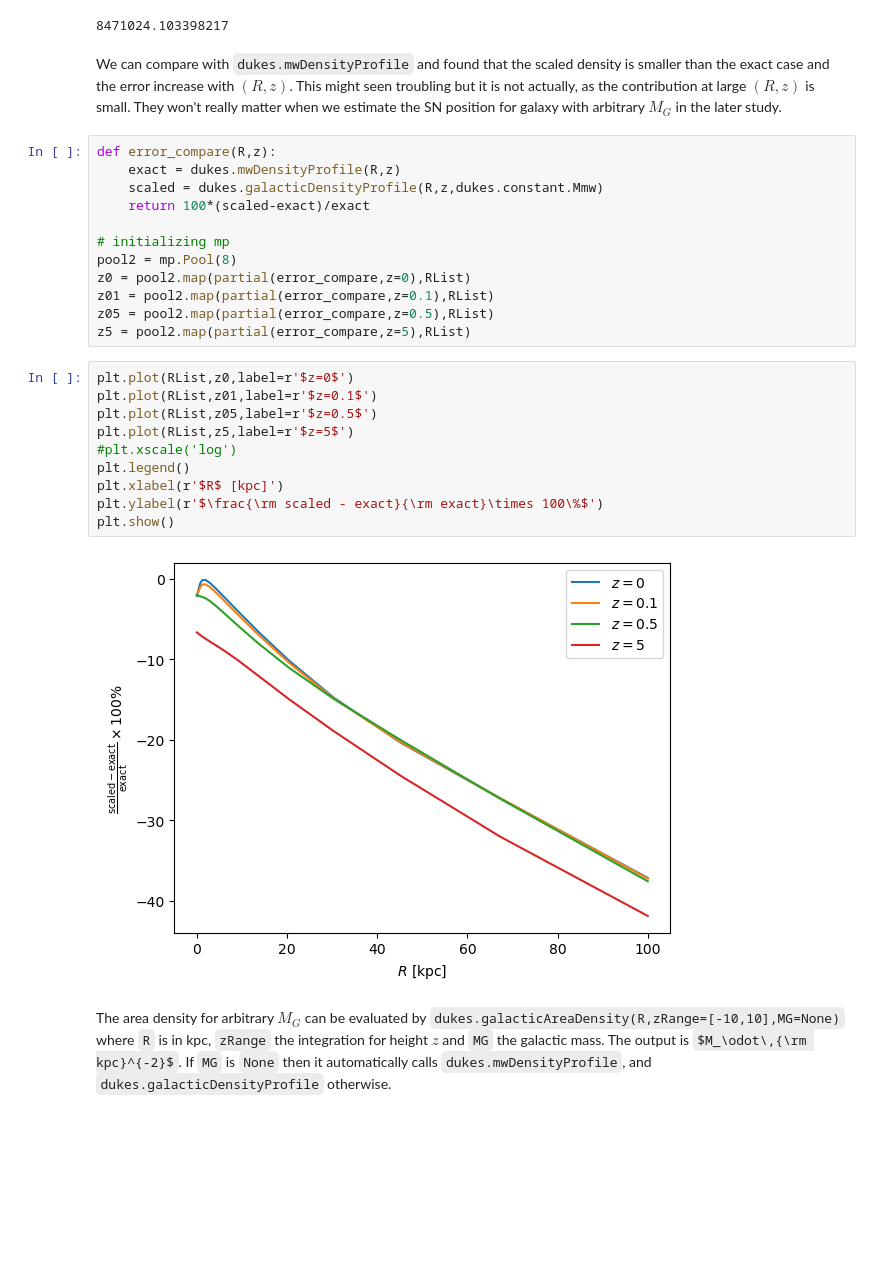
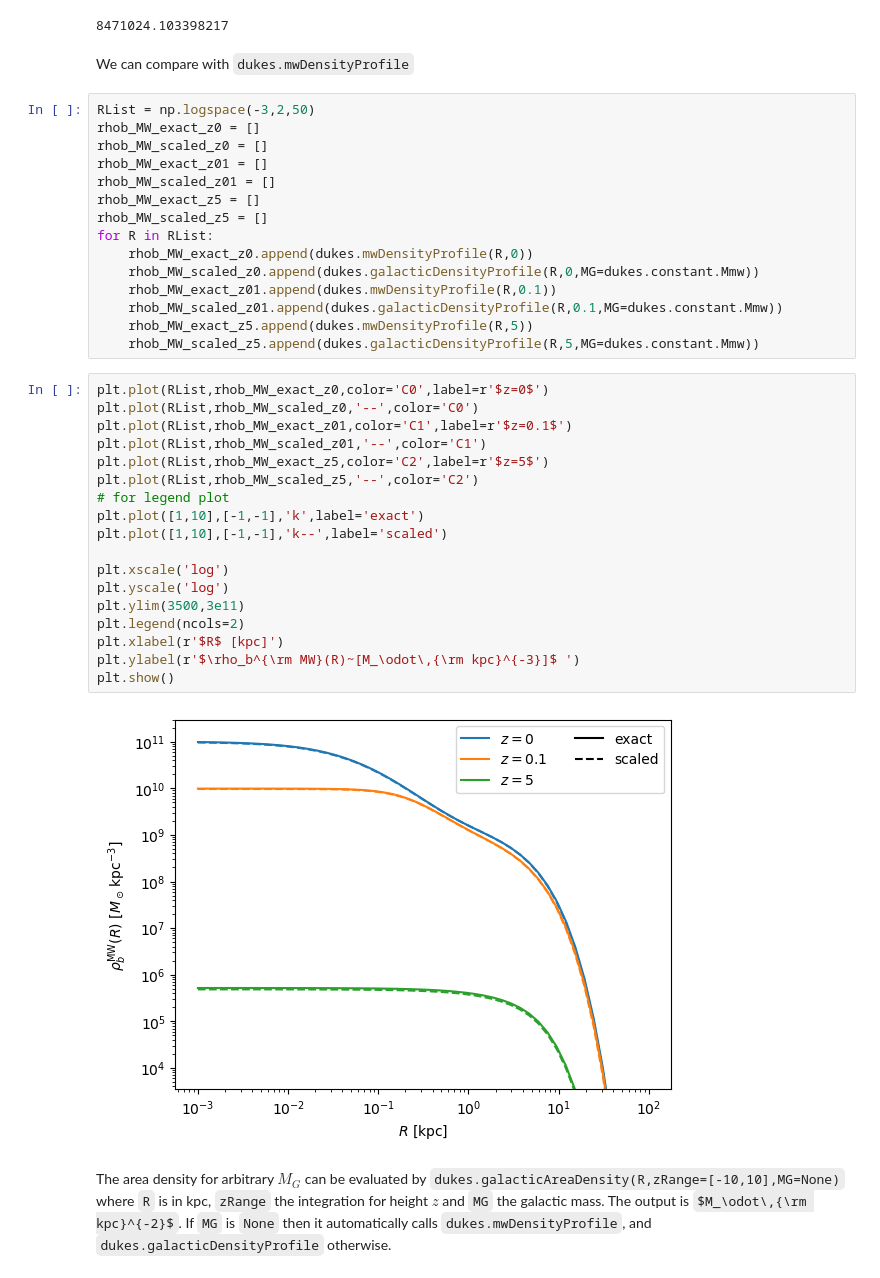
Before and after one commit to yenhsunlin/dukes, a Jupyter notebook: tutorial/tutorial.ipynb, the cells around one changed output. Cells and saved outputs as stored; diff of their text form; some formulas as TeX source; blank space fills up the shorter version.

```diff
--- a/tutorial/tutorial.ipynb
+++ b/tutorial/tutorial.ipynb
@@ -69,31 +78,42 @@ dukes.galacticDensityProfile(5.9,0.1,1e10)
 # %% [output]
 8471024.103398217
 # %% [markdown]
-We can compare with `dukes.mwDensityProfile` and found that the scaled density is smaller than the exact case and the error increase with $(R,z)$. This might seen troubling but it is not actually, as the contribution at large $(R,z)$ is small. They won't really matter when we estimate the SN position for galaxy with arbitrary $M_G$ in the later study.
+We can compare with `dukes.mwDensityProfile`
 # %%
-def error_compare(R,z):
-    exact = dukes.mwDensityProfile(R,z)
-    scaled = dukes.galacticDensityProfile(R,z,dukes.constant.Mmw)
-    return 100*(scaled-exact)/exact
-
-# initializing mp
-pool2 = mp.Pool(8)
-z0 = pool2.map(partial(error_compare,z=0),RList)
-z01 = pool2.map(partial(error_compare,z=0.1),RList)
-z05 = pool2.map(partial(error_compare,z=0.5),RList)
-z5 = pool2.map(partial(error_compare,z=5),RList)
+RList = np.logspace(-3,2,50)
+rhob_MW_exact_z0 = []
+rhob_MW_scaled_z0 = []
+rhob_MW_exact_z01 = []
+rhob_MW_scaled_z01 = []
+rhob_MW_exact_z5 = []
+rhob_MW_scaled_z5 = []
+for R in RList:
+    rhob_MW_exact_z0.append(dukes.mwDensityProfile(R,0))
+    rhob_MW_scaled_z0.append(dukes.galacticDensityProfile(R,0,MG=dukes.constant.Mmw))
+    rhob_MW_exact_z01.append(dukes.mwDensityProfile(R,0.1))
+    rhob_MW_scaled_z01.append(dukes.galacticDensityProfile(R,0.1,MG=dukes.constant.Mmw))
+    rhob_MW_exact_z5.append(dukes.mwDensityProfile(R,5))
+    rhob_MW_scaled_z5.append(dukes.galacticDensityProfile(R,5,MG=dukes.constant.Mmw))
 # %%
-plt.plot(RList,z0,label=r'$z=0$')
-plt.plot(RList,z01,label=r'$z=0.1$')
-plt.plot(RList,z05,label=r'$z=0.5$')
-plt.plot(RList,z5,label=r'$z=5$')
-#plt.xscale('log')
-plt.legend()
+plt.plot(RList,rhob_MW_exact_z0,color='C0',label=r'$z=0$')
+plt.plot(RList,rhob_MW_scaled_z0,'--',color='C0')
+plt.plot(RList,rhob_MW_exact_z01,color='C1',label=r'$z=0.1$')
+plt.plot(RList,rhob_MW_scaled_z01,'--',color='C1')
+plt.plot(RList,rhob_MW_exact_z5,color='C2',label=r'$z=5$')
+plt.plot(RList,rhob_MW_scaled_z5,'--',color='C2')
+# for legend plot
+plt.plot([1,10],[-1,-1],'k',label='exact')
+plt.plot([1,10],[-1,-1],'k--',label='scaled')
+
+plt.xscale('log')
+plt.yscale('log')
+plt.ylim(3500,3e11)
+plt.legend(ncols=2)
 plt.xlabel(r'$R$ [kpc]')
-plt.ylabel(r'$\frac{\rm scaled - exact}{\rm exact}\times 100\%$')
+plt.ylabel(r'$\rho_b^{\rm MW}(R)~[M_\odot\,{\rm kpc}^{-3}]$ ')
 plt.show()
 # %% [output]
-[figure, old version]
+[figure, new version]
 # %% [markdown]
 The area density for arbitrary $M_G$ can be evaluated by `dukes.galacticAreaDensity(R,zRange=[-10,10],MG=None)` where `R` is in kpc, `zRange` the integration for height $z$ and `MG` the galactic mass. The output is $M_\odot\,{\rm kpc}^{-2}$. If `MG` is `None` then it automatically calls `dukes.mwDensityProfile`, and `dukes.galacticDensityProfile` otherwise.
 # %%
```
Also changed, not shown: parts of 13 cells of this notebook.
